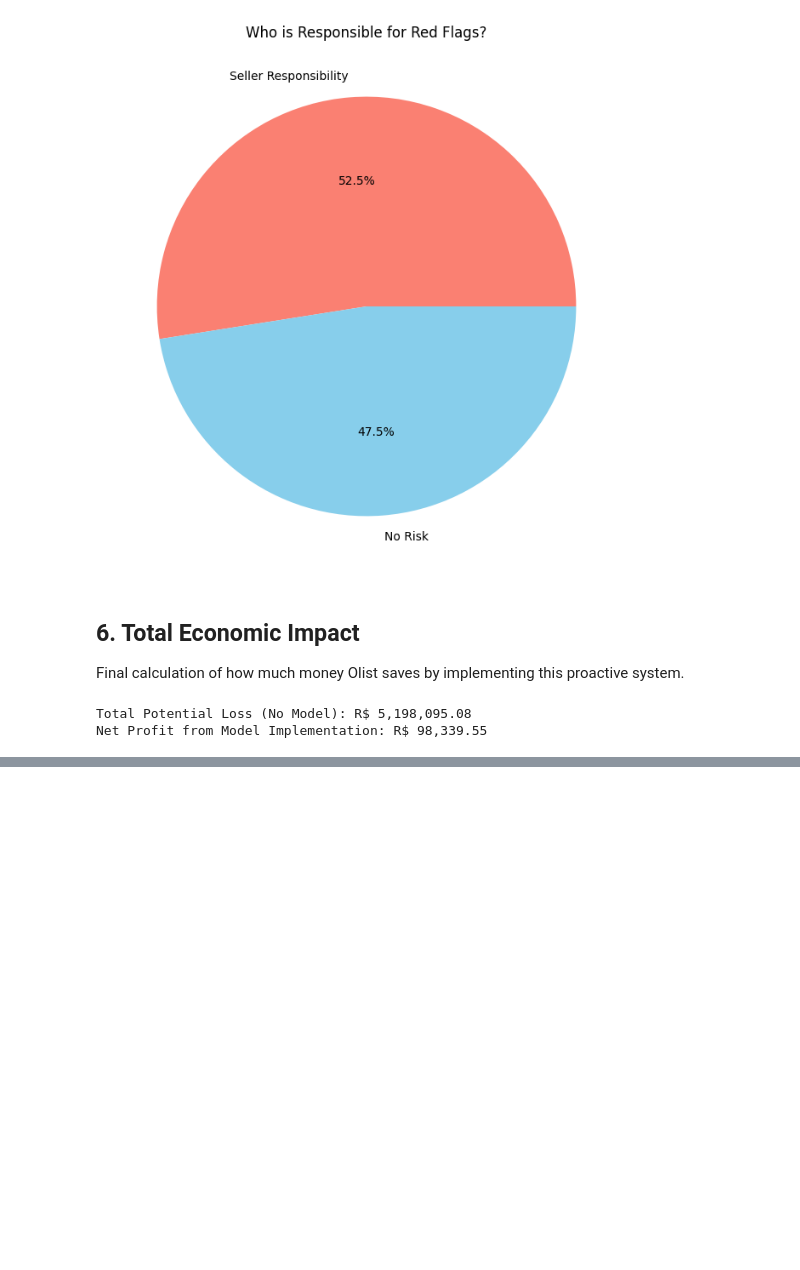
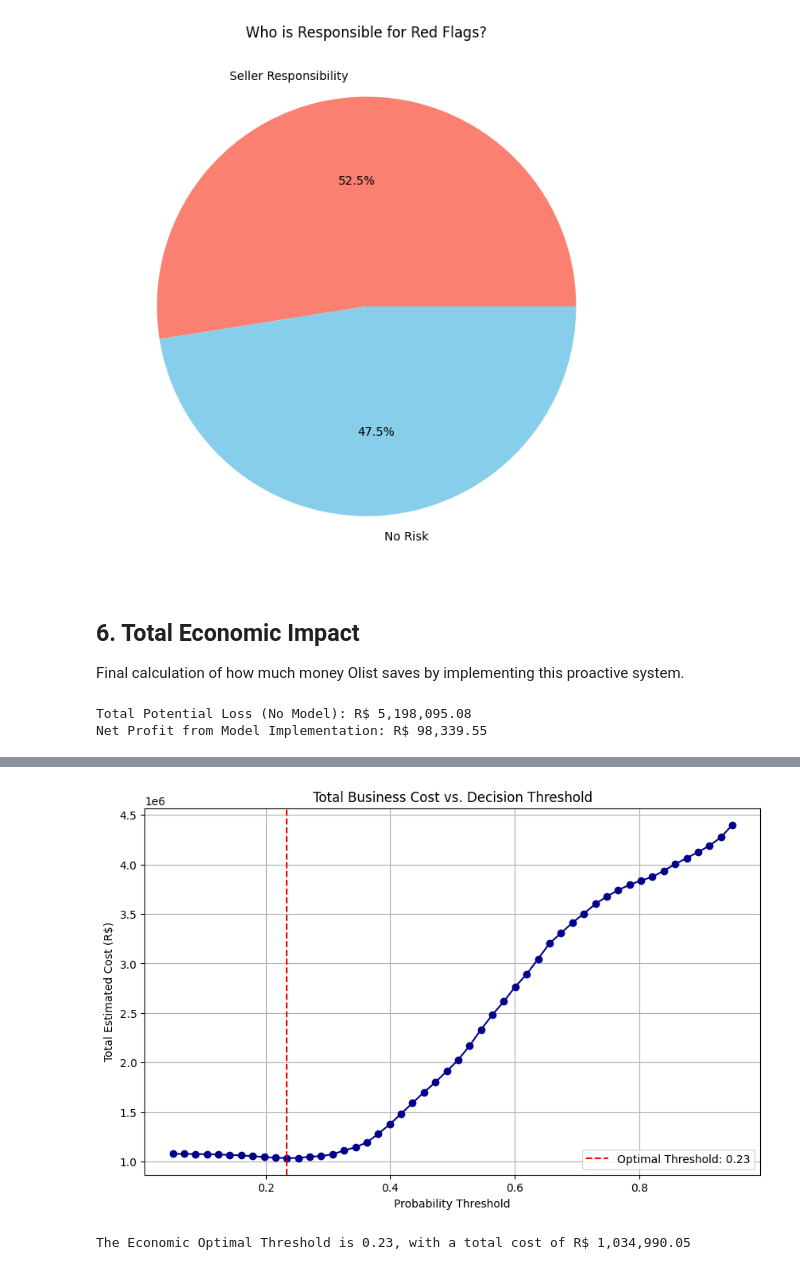
Before and after one commit to Devyansh99/AMLB, a Jupyter notebook: brazil_ecommerce/notebooks/new/layer_2.ipynb, the cells around one changed output, grey strips where cells are left out. Cells and saved outputs as stored; diff of their text form; code cells hidden in the pictures; blank space fills up the shorter version.

Commit message:
Added cost optimization threshold

```diff
--- a/brazil_ecommerce/notebooks/new/layer_2.ipynb
+++ b/brazil_ecommerce/notebooks/new/layer_2.ipynb
@@ -194,0 +199,32 @@ Net Profit from Model Implementation: R$ 98,339.55
+# %%
+thresholds = np.linspace(0.05, 0.95, 50)
+costs = []
+
+for t in thresholds:
+    # FP: Predicted dissatisfied, but was satisfied (intervention cost R$15)
+    fp = ((df_rich['risk_score'] >= t) & (df_rich['is_dissatisfied'] == 0)).sum()
+
+    # FN: Predicted satisfied, but was dissatisfied (weighted churn cost)
+    fn_df = df_rich[(df_rich['risk_score'] < t) & (df_rich['is_dissatisfied'] == 1)]
+    total_fn_cost = fn_df['weighted_fn_cost'].sum()
+
+    total_cost = (fp * 15) + total_fn_cost
+    costs.append(total_cost)
+
+opt_t = thresholds[np.argmin(costs)]
+min_cost = min(costs)
+
+plt.figure(figsize=(10, 6))
+plt.plot(thresholds, costs, marker='o', color='darkblue')
+plt.axvline(opt_t, color='red', linestyle='--', label=f'Optimal Threshold: {opt_t:.2f}')
+plt.title('Total Business Cost vs. Decision Threshold')
+plt.xlabel('Probability Threshold')
+plt.ylabel('Total Estimated Cost (R$)')
+plt.legend()
+plt.grid(True)
+plt.show()
+
+print(f"The Economic Optimal Threshold is {opt_t:.2f}, with a total cost of R$ {min_cost:,.2f}")
+# %% [output]
+[figure, added]
+The Economic Optimal Threshold is 0.23, with a total cost of R$ 1,034,990.05
```
Also changed, not shown: parts of 5 cells of this notebook, 1 other file.
